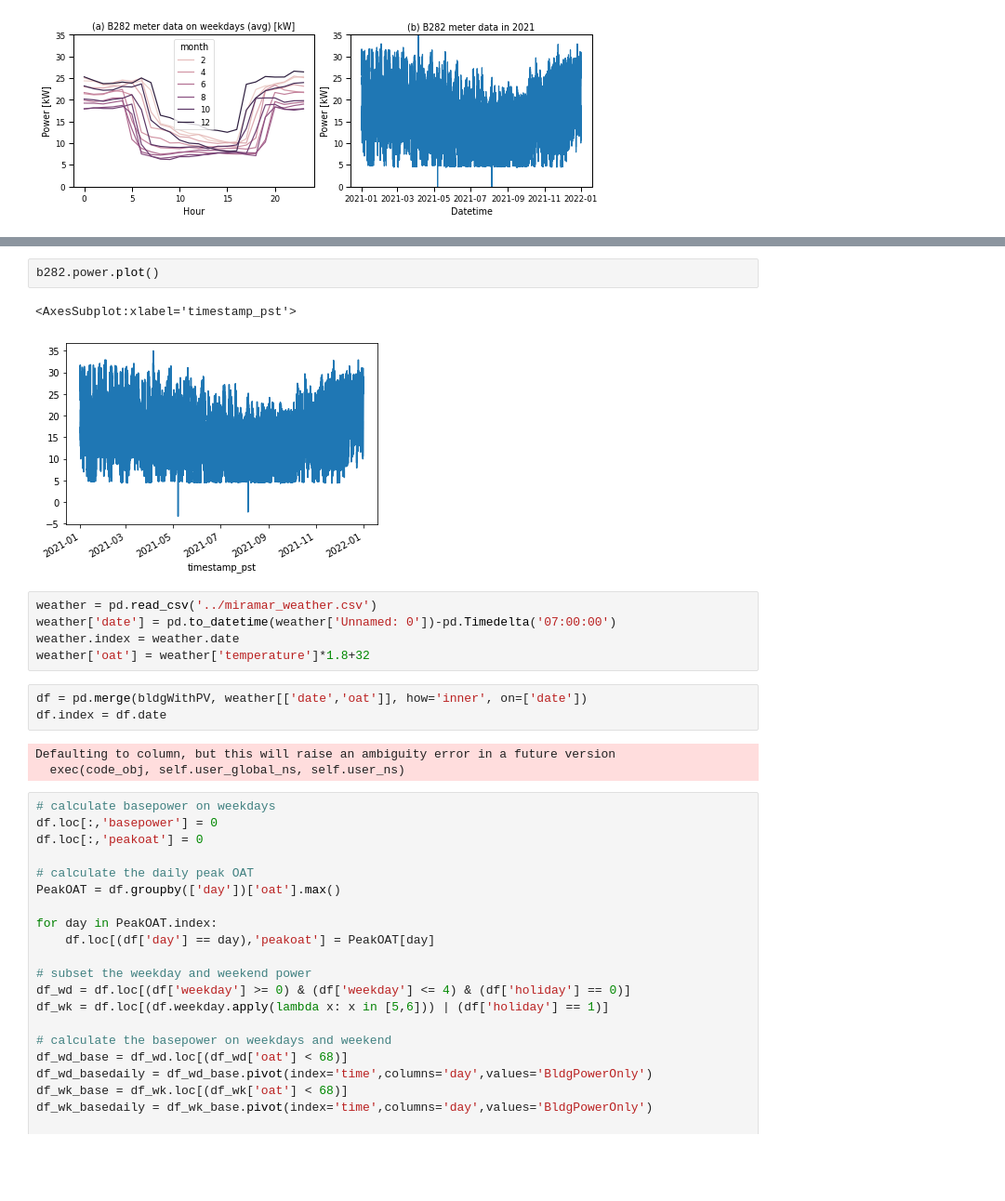
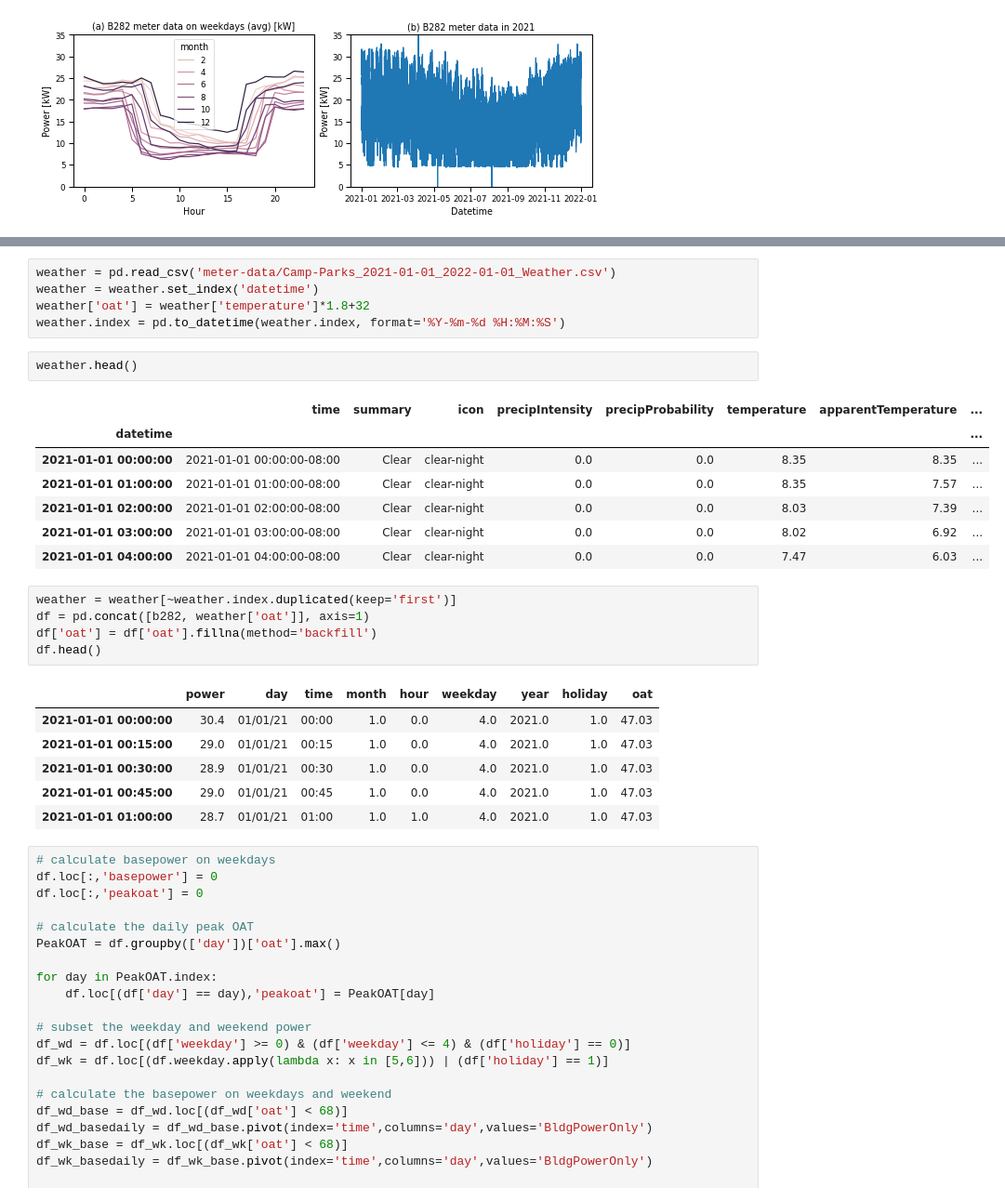
Before and after one commit to rongxinyin/straus-answr, a Jupyter notebook: camp-parks/bldgData.ipynb, the cells around one changed output, grey strips where cells are left out. Shown at 93% size. Saved outputs shown, nothing was run; the diff lists cells and outputs as text; blank space fills up the shorter version.

Commit message:
merge weather data

```diff
--- a/camp-parks/bldgData.ipynb
+++ b/camp-parks/bldgData.ipynb
@@ -116,19 +118,30 @@ fig.savefig('results/b275-meter-data.png', dpi=300, format='png',bbox_inches='ti
-# %%
-b282.power.plot()
-# %% [output]
-<AxesSubplot:xlabel='timestamp_pst'>
-[figure, removed]
-# %%
-weather = pd.read_csv('../miramar_weather.csv')
-weather['date'] = pd.to_datetime(weather['Unnamed: 0'])-pd.Timedelta('07:00:00')
-weather.index = weather.date
-weather['oat'] = weather['temperature']*1.8+32
-# %%
-df = pd.merge(bldgWithPV, weather[['date','oat']], how='inner', on=['date'])
-df.index = df.date
-# %% [output]
-Defaulting to column, but this will raise an ambiguity error in a future version
-  exec(code_obj, self.user_global_ns, self.user_ns)
+# %%
+weather = pd.read_csv('meter-data/Camp-Parks_2021-01-01_2022-01-01_Weather.csv')
+weather = weather.set_index('datetime')
+weather['oat'] = weather['temperature']*1.8+32
+weather.index = pd.to_datetime(weather.index, format='%Y-%m-%d %H:%M:%S')
+# %%
+weather.head()
+# %% [output]
+|  | time | summary | icon | precipIntensity | precipProbability | temperature | apparentTemperature | ... |
+| datetime |  |  |  |  |  |  |  | ... |
+| 2021-01-01 00:00:00 | 2021-01-01 00:00:00-08:00 | Clear | clear-night | 0.0 | 0.0 | 8.35 | 8.35 | ... |
+| 2021-01-01 01:00:00 | 2021-01-01 01:00:00-08:00 | Clear | clear-night | 0.0 | 0.0 | 8.35 | 7.57 | ... |
+| 2021-01-01 02:00:00 | 2021-01-01 02:00:00-08:00 | Clear | clear-night | 0.0 | 0.0 | 8.03 | 7.39 | ... |
+| 2021-01-01 03:00:00 | 2021-01-01 03:00:00-08:00 | Clear | clear-night | 0.0 | 0.0 | 8.02 | 6.92 | ... |
+| 2021-01-01 04:00:00 | 2021-01-01 04:00:00-08:00 | Clear | clear-night | 0.0 | 0.0 | 7.47 | 6.03 | ... |
+# %%
+weather = weather[~weather.index.duplicated(keep='first')]
+df = pd.concat([b282, weather['oat']], axis=1)
+df['oat'] = df['oat'].fillna(method='backfill')
+df.head()
+# %% [output]
+|  | power | day | time | month | hour | weekday | year | holiday | oat |
+| 2021-01-01 00:00:00 | 30.4 | 01/01/21 | 00:00 | 1.0 | 0.0 | 4.0 | 2021.0 | 1.0 | 47.03 |
+| 2021-01-01 00:15:00 | 29.0 | 01/01/21 | 00:15 | 1.0 | 0.0 | 4.0 | 2021.0 | 1.0 | 47.03 |
+| 2021-01-01 00:30:00 | 28.9 | 01/01/21 | 00:30 | 1.0 | 0.0 | 4.0 | 2021.0 | 1.0 | 47.03 |
+| 2021-01-01 00:45:00 | 29.0 | 01/01/21 | 00:45 | 1.0 | 0.0 | 4.0 | 2021.0 | 1.0 | 47.03 |
+| 2021-01-01 01:00:00 | 28.7 | 01/01/21 | 01:00 | 1.0 | 1.0 | 4.0 | 2021.0 | 1.0 | 47.03 |
 # %%
 # calculate basepower on weekdays
 df.loc[:,'basepower'] = 0
```
Also changed, not shown: parts of 1 cell of this notebook.
